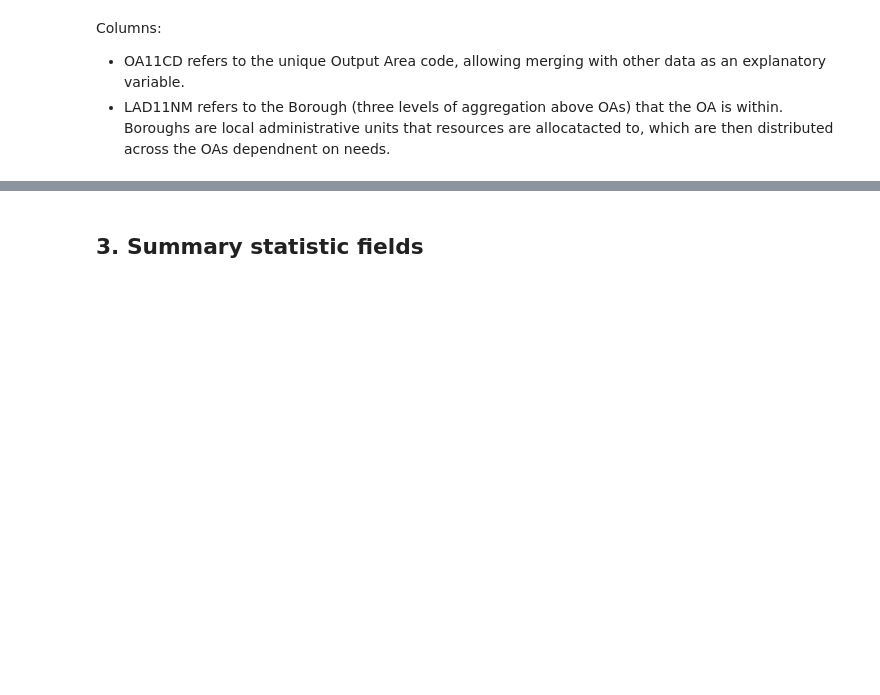
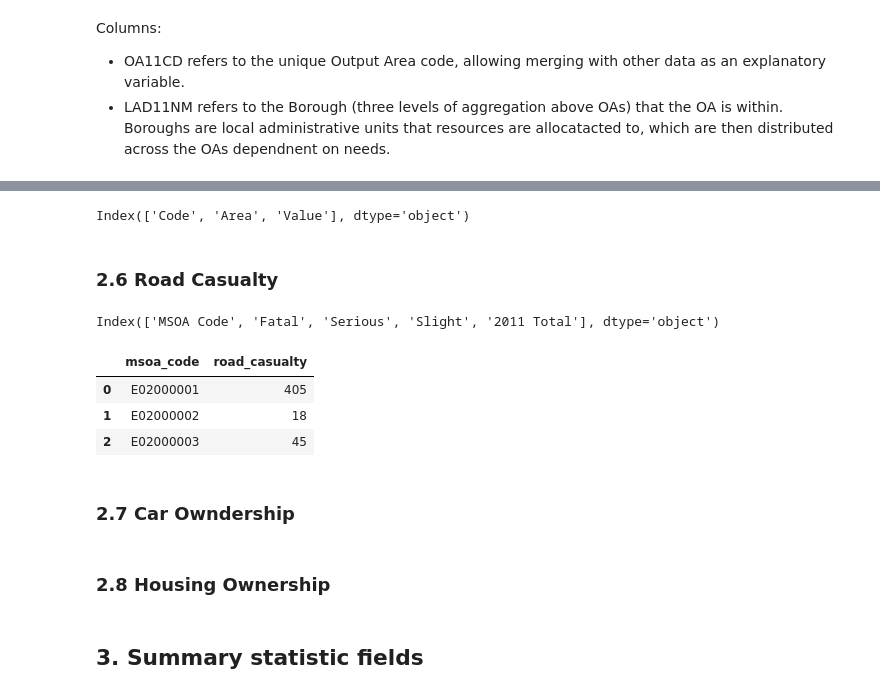
Before and after one commit to ZacharyP-E/qm_group25, a Jupyter notebook: qm_group_code.ipynb, the cells around one changed output, grey strips where cells are left out. Cells and saved outputs as stored; diff of their text form; code cells hidden in the pictures; blank space fills up the shorter version.

Commit message:
data added

```diff
--- a/qm_group_code.ipynb
+++ b/qm_group_code.ipynb
@@ -189,0 +258,5 @@ Columns:
+# %%
+house_price = pd.read_csv('https://raw.githubusercontent.com/ZacharyP-E/qm_group25/main/data/msoa/average_house_prices_msoa.csv')
+house_price.columns
+# %% [output]
+Index(['Code', 'Area', 'Value'], dtype='object')
@@ -189,0 +265,19 @@ Columns:
+# %% [markdown]
+### 2.6 Road Casualty
+# %%
+road_casualty = pd.read_csv('https://raw.githubusercontent.com/ZacharyP-E/qm_group25/main/data/msoa/road_casualties_severity_msoa.csv')
+road_casualty.columns
+# %% [output]
+Index(['MSOA Code', 'Fatal', 'Serious', 'Slight', '2011 Total'], dtype='object')
+# %%
+road_casualty.rename(columns = {'MSOA Code':'msoa_code','2011 Total':'road_casualty'},inplace = True)
+# %%
+road_casualty = road_casualty[['msoa_code','road_casualty']]
+road_casualty.head(3)
+# %% [output]
+|  | msoa_code | road_casualty |
+| 0 | E02000001 | 405 |
+| 1 | E02000002 | 18 |
+| 2 | E02000003 | 45 |
+# %% [markdown]
+### 2.7 Car Owndership
@@ -189,0 +286,2 @@ Columns:
+# %% [markdown]
+### 2.8 Housing Ownership
```
Also changed, not shown: parts of 12 cells of this notebook.
